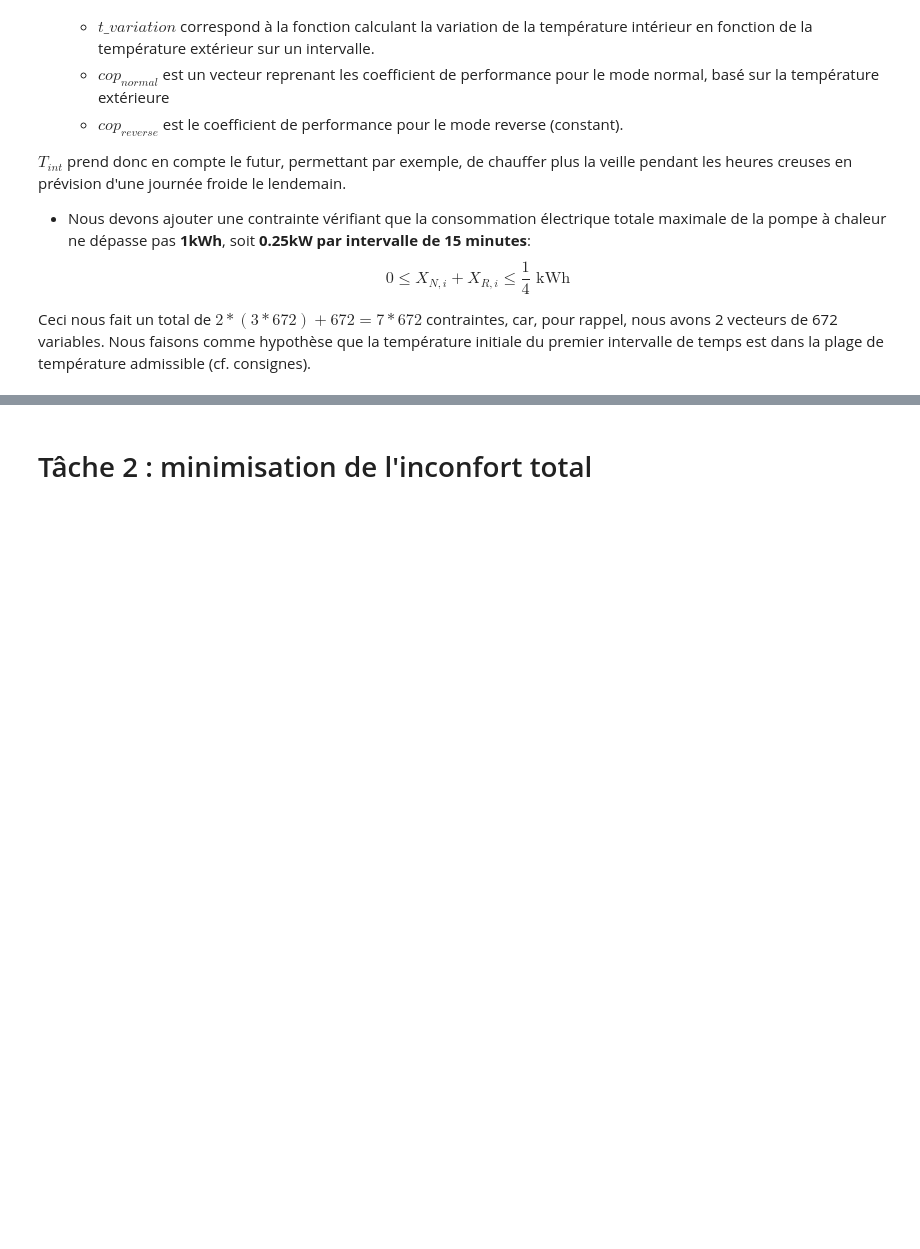
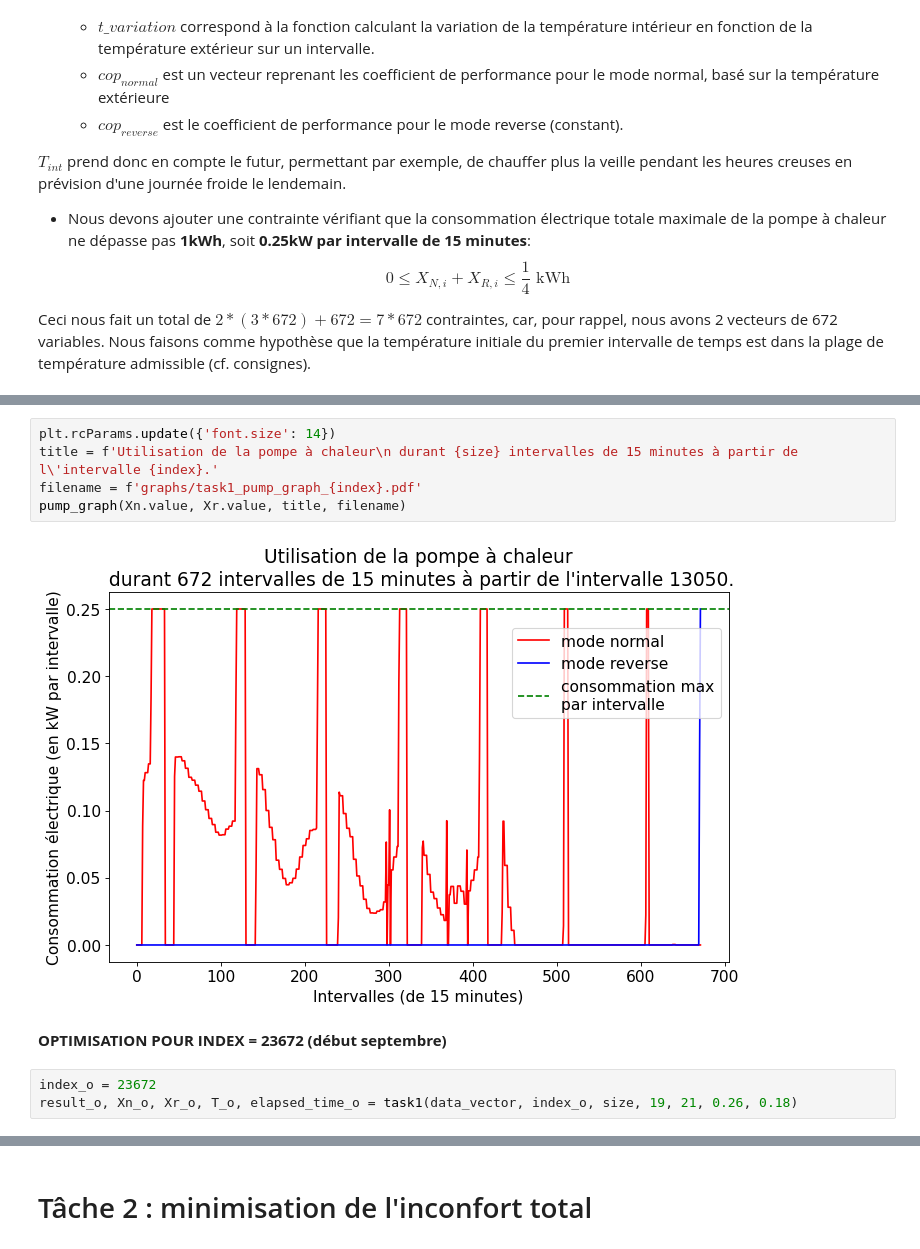
Before and after one commit to nicojmn/LINMA1702-project, a Jupyter notebook: part-1/notebook-part-1.ipynb, the cells around one changed output, grey strips where cells are left out. Saved outputs shown, nothing was run; the diff lists cells and outputs as text; blank space fills up the shorter version.

```diff
--- a/part-1/notebook-part-1.ipynb
+++ b/part-1/notebook-part-1.ipynb
@@ -209,0 +209,12 @@ pump_graph(Xn.value, Xr.value, 13050, 672)
+# %%
+plt.rcParams.update({'font.size': 14})
+title = f'Utilisation de la pompe à chaleur\n durant {size} intervalles de 15 minutes à partir de l\'intervalle {index}.'
+filename = f'graphs/task1_pump_graph_{index}.pdf'
+pump_graph(Xn.value, Xr.value, title, filename)
+# %% [output]
+[figure, added]
+# %% [markdown]
+**OPTIMISATION POUR INDEX = 23672 (début septembre)**
+# %%
+index_o = 23672
+result_o, Xn_o, Xr_o, T_o, elapsed_time_o = task1(data_vector, index_o, size, 19, 21, 0.26, 0.18)
```
Also changed, not shown: parts of 36 cells of this notebook, 15 other files.
